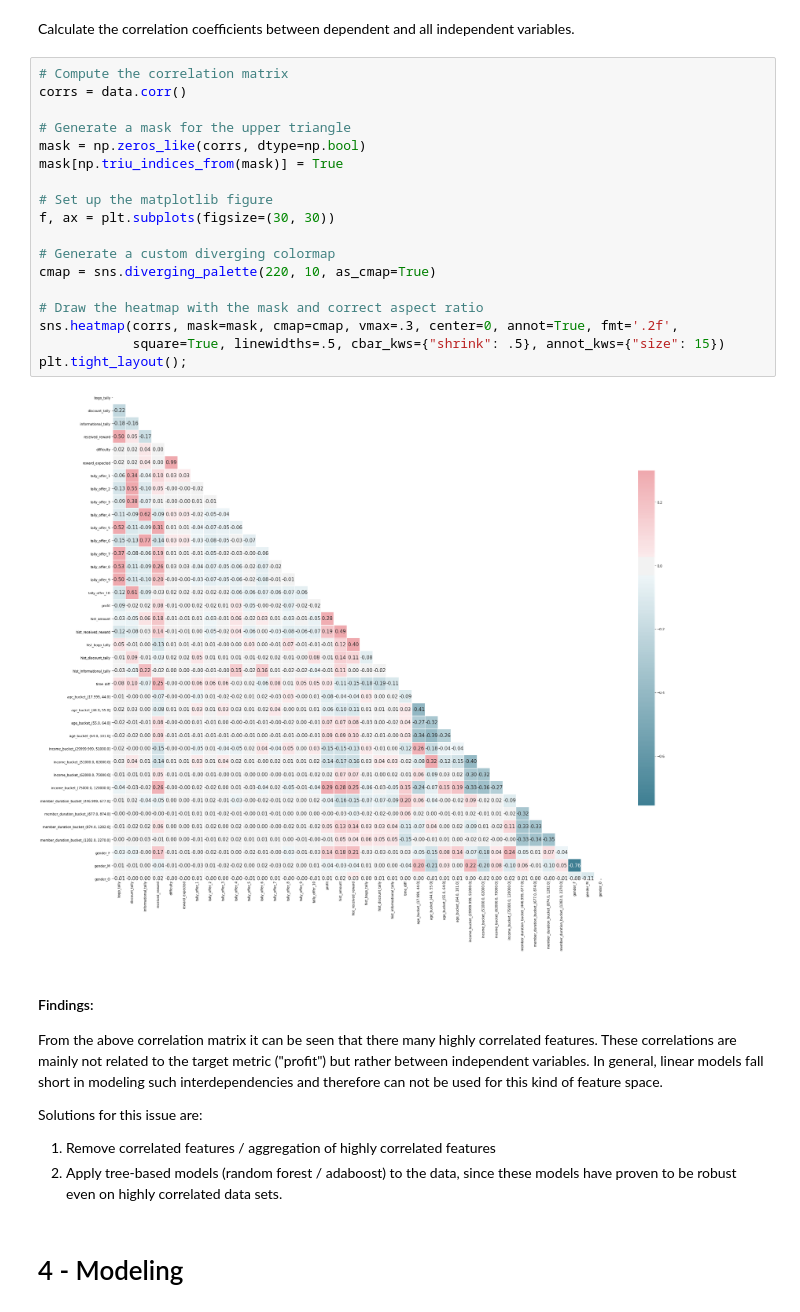
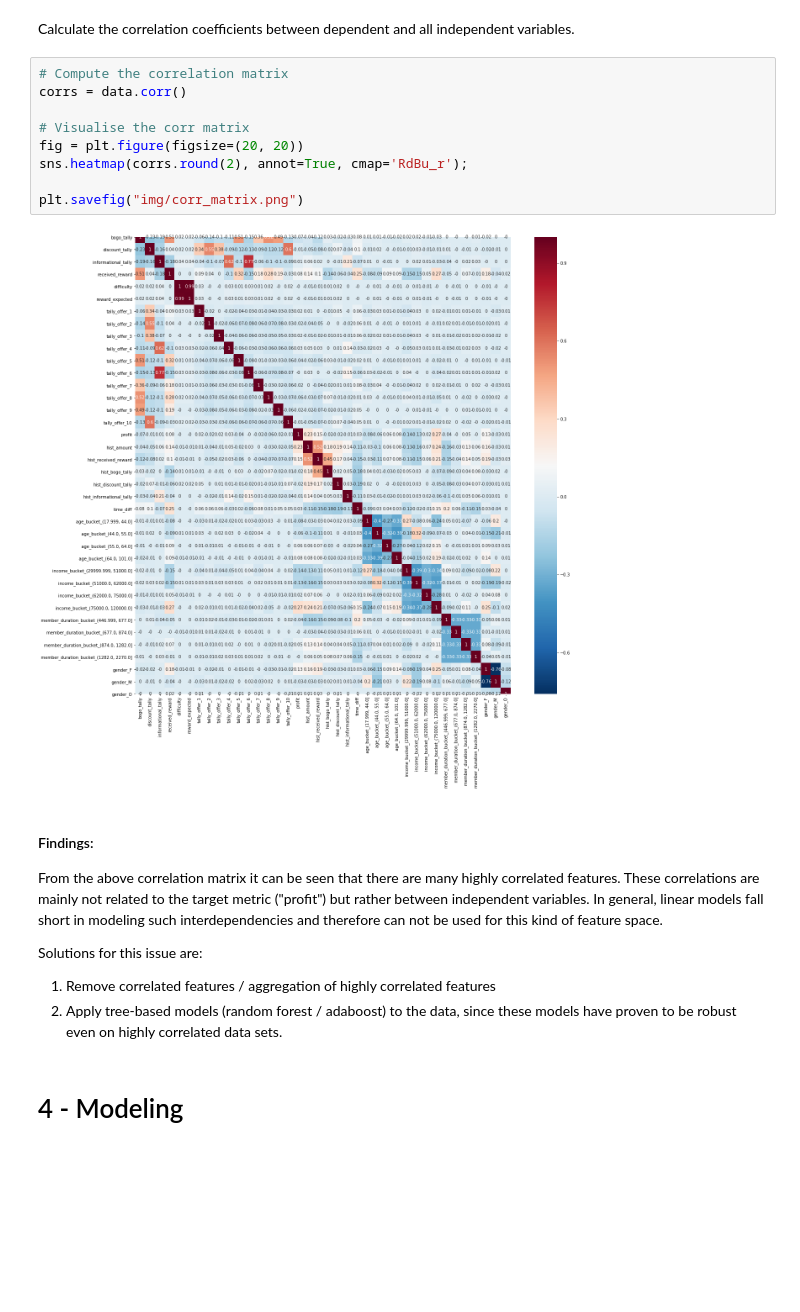
Before and after one commit to GunnarGriese/capstone-udacity, a Jupyter notebook: Starbucks_Capstone_notebook.ipynb, the cells around one changed output. Drawn from its saved outputs; the diff is of its cells as text; blank space fills up the shorter version.

```diff
--- a/Starbucks_Capstone_notebook.ipynb
+++ b/Starbucks_Capstone_notebook.ipynb
@@ -598,30 +791,21 @@ data.head()
 ### 3.6 - Correlation Matrix
 # %% [markdown]
 Calculate the correlation coefficients between dependent and all independent variables.
-# %%
-# Compute the correlation matrix
-corrs = data.corr()
-
-# Generate a mask for the upper triangle
-mask = np.zeros_like(corrs, dtype=np.bool)
-mask[np.triu_indices_from(mask)] = True
-
-# Set up the matplotlib figure
-f, ax = plt.subplots(figsize=(30, 30))
-
-# Generate a custom diverging colormap
-cmap = sns.diverging_palette(220, 10, as_cmap=True)
-
-# Draw the heatmap with the mask and correct aspect ratio
-sns.heatmap(corrs, mask=mask, cmap=cmap, vmax=.3, center=0, annot=True, fmt='.2f',
-            square=True, linewidths=.5, cbar_kws={"shrink": .5}, annot_kws={"size": 15})
-plt.tight_layout();
-# %% [output]
-[figure, removed]
+# %%
+# Compute the correlation matrix
+corrs = data.corr()
+
+# Visualise the corr matrix
+fig = plt.figure(figsize=(20, 20))
+sns.heatmap(corrs.round(2), annot=True, cmap='RdBu_r');
+
+plt.savefig("img/corr_matrix.png")
+# %% [output]
+[figure, added]
 # %% [markdown]
 #### Findings:
 
-From the above correlation matrix it can be seen that there many highly correlated features. These correlations are mainly not related to the target metric ("profit") but rather between independent variables. In general, linear models fall short in modeling such interdependencies and therefore can not be used for this kind of feature space.
+From the above correlation matrix it can be seen that there are many highly correlated features. These correlations are mainly not related to the target metric ("profit") but rather between independent variables. In general, linear models fall short in modeling such interdependencies and therefore can not be used for this kind of feature space.
 
 Solutions for this issue are:
 
```
Also changed, not shown: parts of 37 cells of this notebook.
